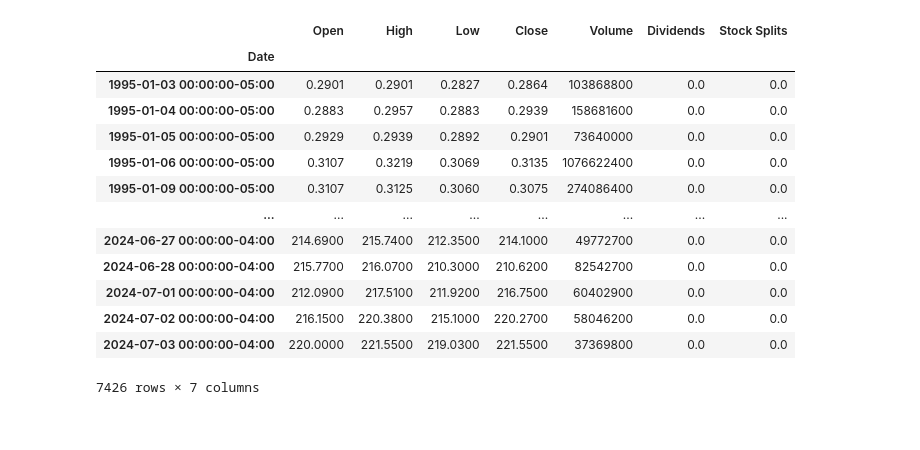
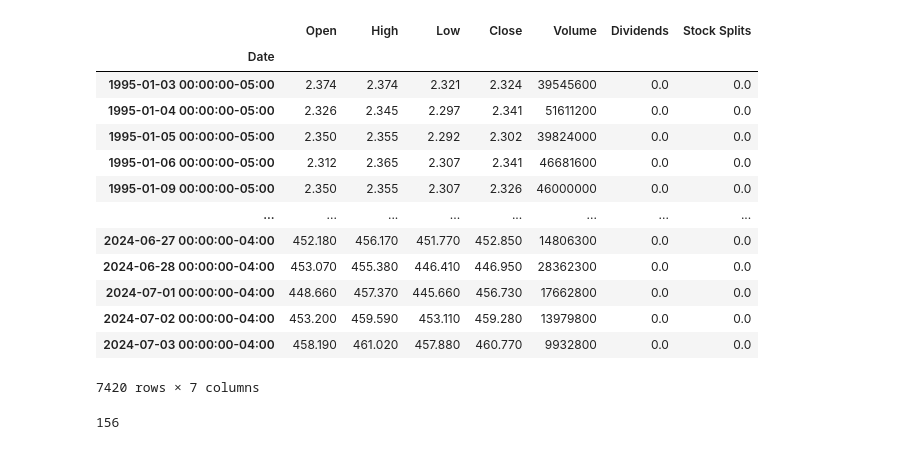
Before and after one commit to CharlieNestor/statistical_analysis_candlestick_patterns, a Jupyter notebook: playground.ipynb, the cells around one changed output. Cells and saved outputs as stored; diff of their text form; code cells hidden in the pictures.

```diff
--- a/playground.ipynb
+++ b/playground.ipynb
@@ -3,7 +3,7 @@ import loader as l
 import plots as pl
 import patterns as p
 # %%
-tickers = 'AAPL'
+tickers = 'MSFT'
 # %%
 stock_data = l.load_data(tickers)
 stock_data = l.check_clean_data(stock_data, verbose=True)
@@ -23,20 +20,20 @@ Date
 Name: Stock Splits, dtype: float64
 # %%
-df = stock_data['AAPL']['historical_data']
+df = stock_data[tickers]['historical_data']
 df
 # %% [output]
 |  | Open | High | Low | Close | Volume | Dividends | Stock Splits |
 | Date |  |  |  |  |  |  |  |
-| 1995-01-03 00:00:00-05:00 | 0.2901 | 0.2901 | 0.2827 | 0.2864 | 103868800 | 0.0 | 0.0 |
-| 1995-01-04 00:00:00-05:00 | 0.2883 | 0.2957 | 0.2883 | 0.2939 | 158681600 | 0.0 | 0.0 |
-| 1995-01-05 00:00:00-05:00 | 0.2929 | 0.2939 | 0.2892 | 0.2901 | 73640000 | 0.0 | 0.0 |
-| 1995-01-06 00:00:00-05:00 | 0.3107 | 0.3219 | 0.3069 | 0.3135 | 1076622400 | 0.0 | 0.0 |
-| 1995-01-09 00:00:00-05:00 | 0.3107 | 0.3125 | 0.3060 | 0.3075 | 274086400 | 0.0 | 0.0 |
+| 1995-01-03 00:00:00-05:00 | 2.374 | 2.374 | 2.321 | 2.324 | 39545600 | 0.0 | 0.0 |
+| 1995-01-04 00:00:00-05:00 | 2.326 | 2.345 | 2.297 | 2.341 | 51611200 | 0.0 | 0.0 |
+| 1995-01-05 00:00:00-05:00 | 2.350 | 2.355 | 2.292 | 2.302 | 39824000 | 0.0 | 0.0 |
+| 1995-01-06 00:00:00-05:00 | 2.312 | 2.365 | 2.307 | 2.341 | 46681600 | 0.0 | 0.0 |
+| 1995-01-09 00:00:00-05:00 | 2.350 | 2.355 | 2.307 | 2.326 | 46000000 | 0.0 | 0.0 |
 | ... | ... | ... | ... | ... | ... | ... | ... |
-| 2024-06-27 00:00:00-04:00 | 214.6900 | 215.7400 | 212.3500 | 214.1000 | 49772700 | 0.0 | 0.0 |
-| 2024-06-28 00:00:00-04:00 | 215.7700 | 216.0700 | 210.3000 | 210.6200 | 82542700 | 0.0 | 0.0 |
-| 2024-07-01 00:00:00-04:00 | 212.0900 | 217.5100 | 211.9200 | 216.7500 | 60402900 | 0.0 | 0.0 |
-| 2024-07-02 00:00:00-04:00 | 216.1500 | 220.3800 | 215.1000 | 220.2700 | 58046200 | 0.0 | 0.0 |
-| 2024-07-03 00:00:00-04:00 | 220.0000 | 221.5500 | 219.0300 | 221.5500 | 37369800 | 0.0 | 0.0 |
+| 2024-06-27 00:00:00-04:00 | 452.180 | 456.170 | 451.770 | 452.850 | 14806300 | 0.0 | 0.0 |
+| 2024-06-28 00:00:00-04:00 | 453.070 | 455.380 | 446.410 | 446.950 | 28362300 | 0.0 | 0.0 |
+| 2024-07-01 00:00:00-04:00 | 448.660 | 457.370 | 445.660 | 456.730 | 17662800 | 0.0 | 0.0 |
+| 2024-07-02 00:00:00-04:00 | 453.200 | 459.590 | 453.110 | 459.280 | 13979800 | 0.0 | 0.0 |
+| 2024-07-03 00:00:00-04:00 | 458.190 | 461.020 | 457.880 | 460.770 | 9932800 | 0.0 | 0.0 |
-7426 rows × 7 columns
+7420 rows × 7 columns
 # %%
@@ -43,0 +41,15 @@ pl.plot_chart(df, ticker='AAPL')
+# %%
+pattern_name = "Bullish Engulfing"  # replace with the desired pattern name
+
+# check if the pattern exists in the patterns dictionary
+if pattern_name in p.patterns:
+    pattern_function = p.patterns[pattern_name]['function']
+    # use the function to obtain the mask of the pattern dates
+    mask = pattern_function(df)
+    # filter the mask to ensure consistency in the future analysis
+    mask = p.filter_mask(mask, step=10)
+    print(mask.sum())
+else:
+    print(f"The pattern '{pattern_name}' does not exist.")
+# %% [output]
+156
```
Also changed, not shown: parts of 5 cells of this notebook.
